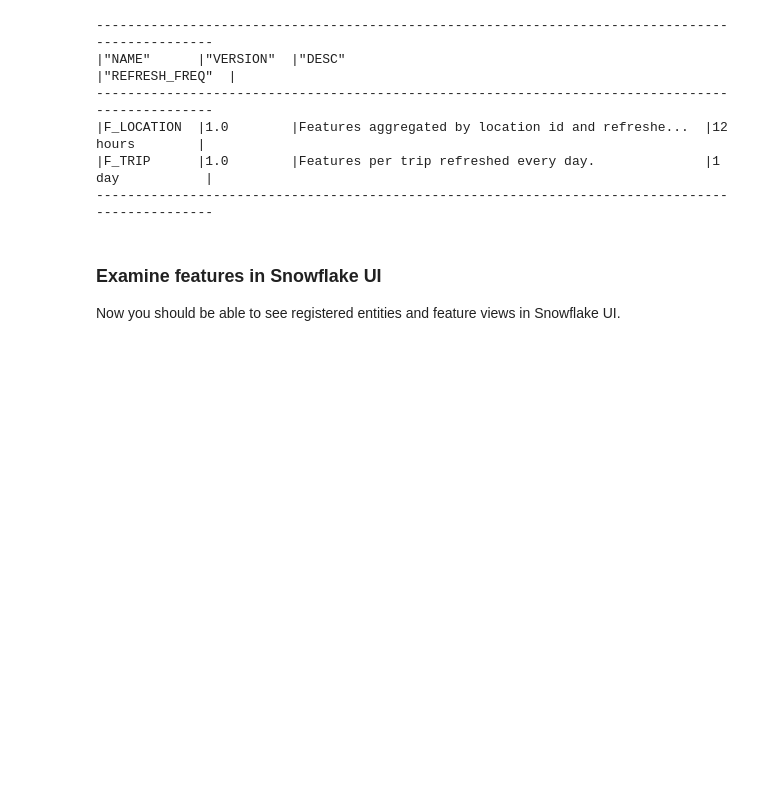
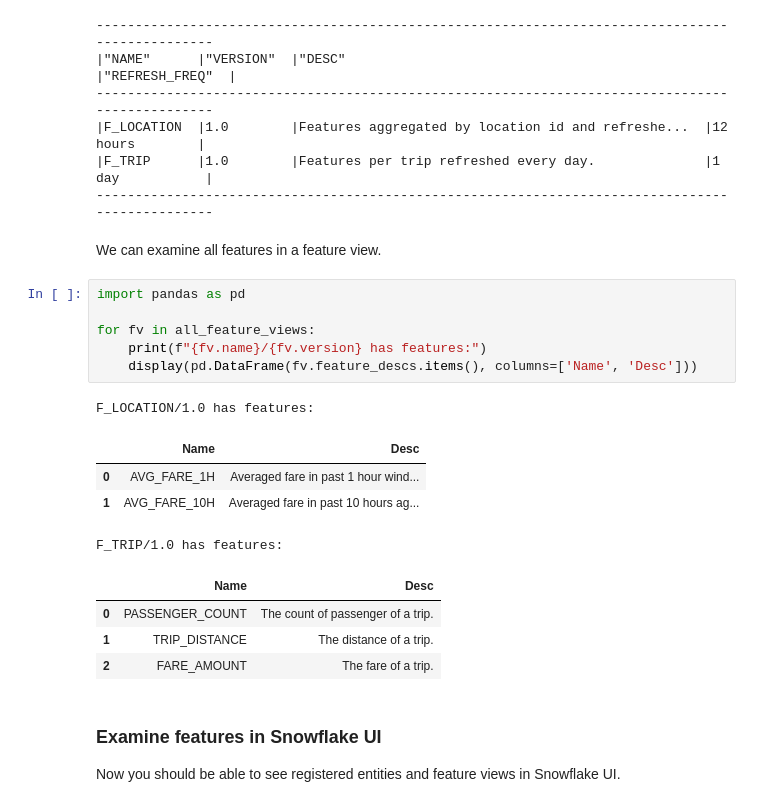
Before and after one commit to Snowflake-Labs/snowflake-demo-notebooks, a Jupyter notebook: End-to-end ML with Feature Store and Model Registry/End-to-end ML with Feature Store and Model Registry.ipynb, the cells around one changed output. Cells and saved outputs as stored; diff of their text form; blank space fills up the shorter version.

```diff
--- a/End-to-end ML with Feature Store and Model Registry/End-to-end ML with Feature Store and Model Registry.ipynb
+++ b/End-to-end ML with Feature Store and Model Registry/End-to-end ML with Feature Store and Model Registry.ipynb
@@ -157,6 +157,24 @@ fs.list_feature_views().select('name', 'version', 'desc', 'refresh_freq').show()
 |F_LOCATION  |1.0        |Features aggregated by location id and refreshe...  |12 hours        |
 |F_TRIP      |1.0        |Features per trip refreshed every day.              |1 day           |
 ------------------------------------------------------------------------------------------------
+# %% [markdown]
+We can examine all features in a feature view.
+# %%
+import pandas as pd
+
+for fv in all_feature_views:
+    print(f"{fv.name}/{fv.version} has features:")
+    display(pd.DataFrame(fv.feature_descs.items(), columns=['Name', 'Desc']))
+# %% [output]
+F_LOCATION/1.0 has features:
+|  | Name | Desc |
+| 0 | AVG_FARE_1H | Averaged fare in past 1 hour wind... |
+| 1 | AVG_FARE_10H | Averaged fare in past 10 hours ag... |
+F_TRIP/1.0 has features:
+|  | Name | Desc |
+| 0 | PASSENGER_COUNT | The count of passenger of a trip. |
+| 1 | TRIP_DISTANCE | The distance of a trip. |
+| 2 | FARE_AMOUNT | The fare of a trip. |
 # %% [markdown]
 <a id='feature-store-ui'></a>
 ### Examine features in Snowflake UI
```
Also changed, not shown: parts of 6 cells of this notebook.
